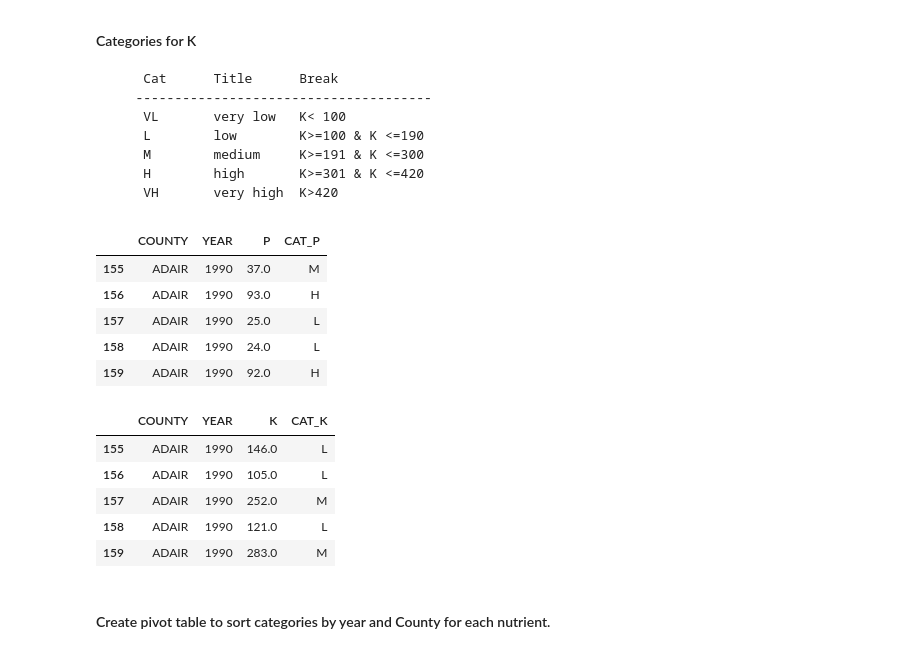
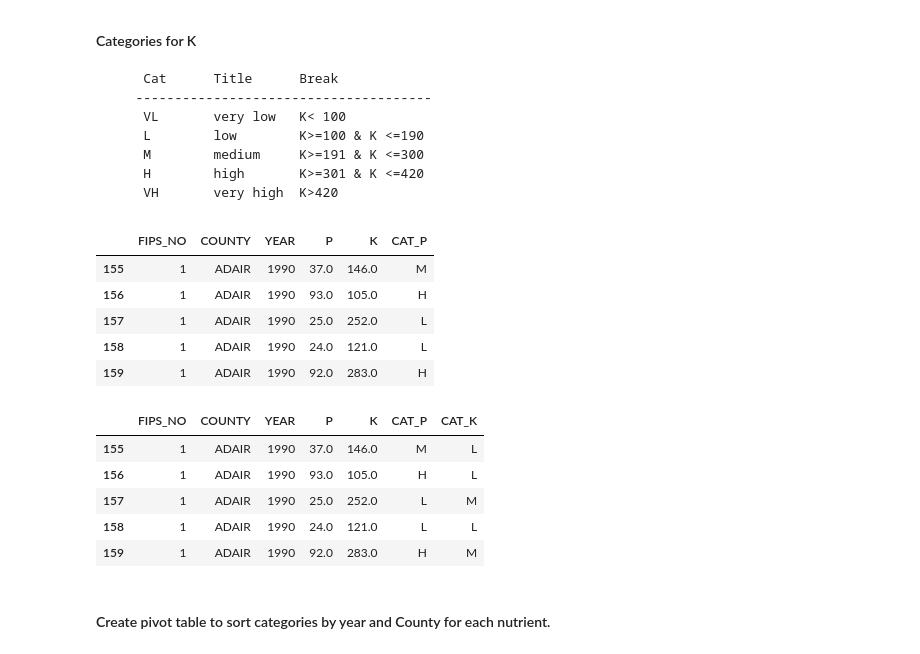
Before and after one commit to genehahn48/soiltest, a Jupyter notebook: soildata.ipynb, the cells around one changed output. Drawn from its saved outputs; the diff is of its cells as text; code cells hidden in the pictures.

Commit message:
Update notebook to run pivot table without number in columns. Save data

```diff
--- a/soildata.ipynb
+++ b/soildata.ipynb
@@ -54,8 +55,8 @@ soil.tail()
 # %%
 df = soil.copy()
 # %%
-df.FIPS_NO = df.FIPS_NO.astype('float')
-df.YEAR = df.YEAR.astype('float')
+df.FIPS_NO = df.FIPS_NO.astype('str').replace('\.00','',regex=True)
+df.YEAR = df.YEAR.astype('str').replace('\.00','',regex=True)
 df.PH = df.PH.astype('float')
 df.BUPH = df.BUPH.astype('float')
 df.P = df.P.astype('float')
@@ -85,3 +83,0 @@ memory usage: 127.1+ MB
-# %%
-df.FIPS_NO = df.FIPS_NO.astype('int32')
-df.YEAR = df.YEAR.astype('int32')
@@ -320,8 +303,8 @@ None
 # %% [markdown]
 #### Create dataframe for nutrients phosphorus (P) and potassium (K).
 # %%
-df_corn_p = df_corn[['COUNTY','YEAR','P']].copy()
-df_corn_k = df_corn[['COUNTY','YEAR','K']].copy()
-print(df_corn_p.head())
-print(df_corn_k.head())
+df_corn_nu = df_corn[['FIPS_NO','COUNTY','YEAR','P','K']].copy()
+# df_corn_k = df_corn[['COUNTY','YEAR','K']].copy()
+print(df_corn_nu.head())
+# print(df_corn_k.head())
 # %% [output]
@@ -357,34 +334,34 @@ print(df_corn_k.head())
         H        high       K>=301 & K <=420
         VH       very high  K>420
 # %%
-df_corn_p['CAT_P'] = ''
-df_corn_p['CAT_P'] = np.where(df_corn_p.P <= 5, 'VL', df_corn_p.CAT_P)
-df_corn_p['CAT_P'] = np.where(((df_corn_p.P > 5) & (df_corn_p.P <= 27)), 'L', df_corn_p.CAT_P)
-df_corn_p['CAT_P'] = np.where(((df_corn_p.P > 27) & (df_corn_p.P <= 60)), 'M', df_corn_p.CAT_P)
-df_corn_p['CAT_P'] = np.where((df_corn_p.P > 60), 'H', df_corn_p.CAT_P)
-df_corn_p.head()
+df_corn_nu['CAT_P'] = ''
+df_corn_nu['CAT_P'] = np.where(df_corn_nu.P <= 5, 'VL', df_corn_nu.CAT_P)
+df_corn_nu['CAT_P'] = np.where(((df_corn_nu.P > 5) & (df_corn_nu.P <= 27)), 'L', df_corn_nu.CAT_P)
+df_corn_nu['CAT_P'] = np.where(((df_corn_nu.P > 27) & (df_corn_nu.P <= 60)), 'M', df_corn_nu.CAT_P)
+df_corn_nu['CAT_P'] = np.where((df_corn_nu.P > 60), 'H', df_corn_nu.CAT_P)
+df_corn_nu.head()
 # %% [output]
-|  | COUNTY | YEAR | P | CAT_P |
-| 155 | ADAIR | 1990 | 37.0 | M |
-| 156 | ADAIR | 1990 | 93.0 | H |
-| 157 | ADAIR | 1990 | 25.0 | L |
-| 158 | ADAIR | 1990 | 24.0 | L |
-| 159 | ADAIR | 1990 | 92.0 | H |
+|  | FIPS_NO | COUNTY | YEAR | P | K | CAT_P |
+| 155 | 1 | ADAIR | 1990 | 37.0 | 146.0 | M |
+| 156 | 1 | ADAIR | 1990 | 93.0 | 105.0 | H |
+| 157 | 1 | ADAIR | 1990 | 25.0 | 252.0 | L |
+| 158 | 1 | ADAIR | 1990 | 24.0 | 121.0 | L |
+| 159 | 1 | ADAIR | 1990 | 92.0 | 283.0 | H |
 # %%
-df_corn_k['CAT_K'] = ''
-df_corn_k['CAT_K'] = np.where(df_corn_k.K <= 100, 'VL', df_corn_k.CAT_K)
-df_corn_k['CAT_K'] = np.where(((df_corn_k.K > 100) & (df_corn_k.K <= 190)), 'L', df_corn_k.CAT_K)
-df_corn_k['CAT_K'] = np.where(((df_corn_k.K > 190) & (df_corn_k.K <= 300)), 'M', df_corn_k.CAT_K)
-df_corn_k['CAT_K'] = np.where(((df_corn_k.K > 300) & (df_corn_k.K <= 420)), 'H', df_corn_k.CAT_K)
-df_corn_k['CAT_K'] = np.where((df_corn_k.K > 420), 'VH', df_corn_k.CAT_K)
-df_corn_k.head()
+df_corn_nu['CAT_K'] = ''
+df_corn_nu['CAT_K'] = np.where(df_corn_nu.K <= 100, 'VL', df_corn_nu.CAT_K)
+df_corn_nu['CAT_K'] = np.where(((df_corn_nu.K > 100) & (df_corn_nu.K <= 190)), 'L', df_corn_nu.CAT_K)
+df_corn_nu['CAT_K'] = np.where(((df_corn_nu.K > 190) & (df_corn_nu.K <= 300)), 'M', df_corn_nu.CAT_K)
+df_corn_nu['CAT_K'] = np.where(((df_corn_nu.K > 300) & (df_corn_nu.K <= 420)), 'H', df_corn_nu.CAT_K)
+df_corn_nu['CAT_K'] = np.where((df_corn_nu.K > 420), 'VH', df_corn_nu.CAT_K)
+df_corn_nu.head()
 # %% [output]
-|  | COUNTY | YEAR | K | CAT_K |
-| 155 | ADAIR | 1990 | 146.0 | L |
-| 156 | ADAIR | 1990 | 105.0 | L |
-| 157 | ADAIR | 1990 | 252.0 | M |
-| 158 | ADAIR | 1990 | 121.0 | L |
-| 159 | ADAIR | 1990 | 283.0 | M |
+|  | FIPS_NO | COUNTY | YEAR | P | K | CAT_P | CAT_K |
+| 155 | 1 | ADAIR | 1990 | 37.0 | 146.0 | M | L |
+| 156 | 1 | ADAIR | 1990 | 93.0 | 105.0 | H | L |
+| 157 | 1 | ADAIR | 1990 | 25.0 | 252.0 | L | M |
+| 158 | 1 | ADAIR | 1990 | 24.0 | 121.0 | L | L |
+| 159 | 1 | ADAIR | 1990 | 92.0 | 283.0 | H | M |
 # %% [markdown]
 #### Create pivot table to sort categories by year and County for each nutrient.
 # %%
```
Also changed, not shown: parts of 23 cells of this notebook.
